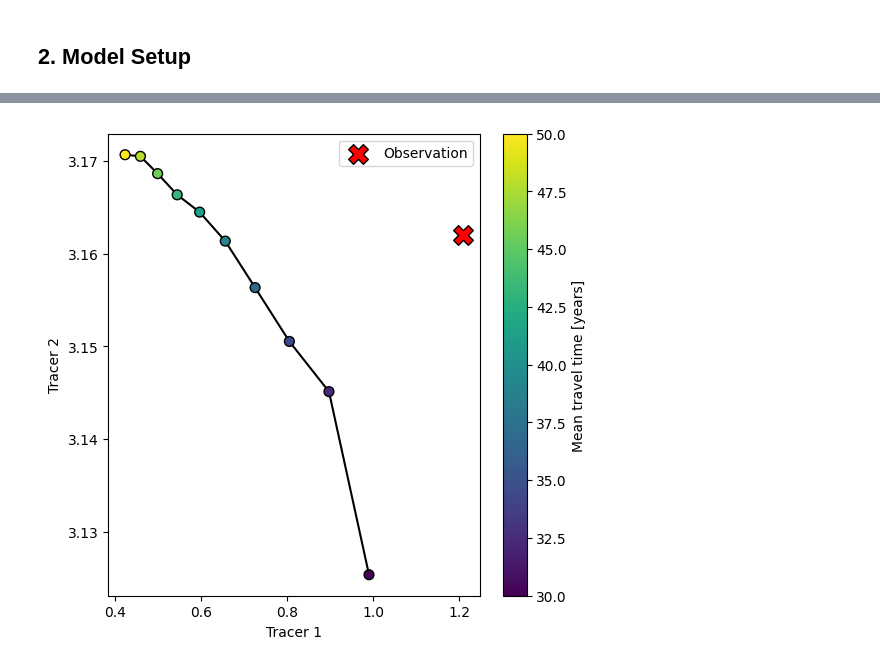
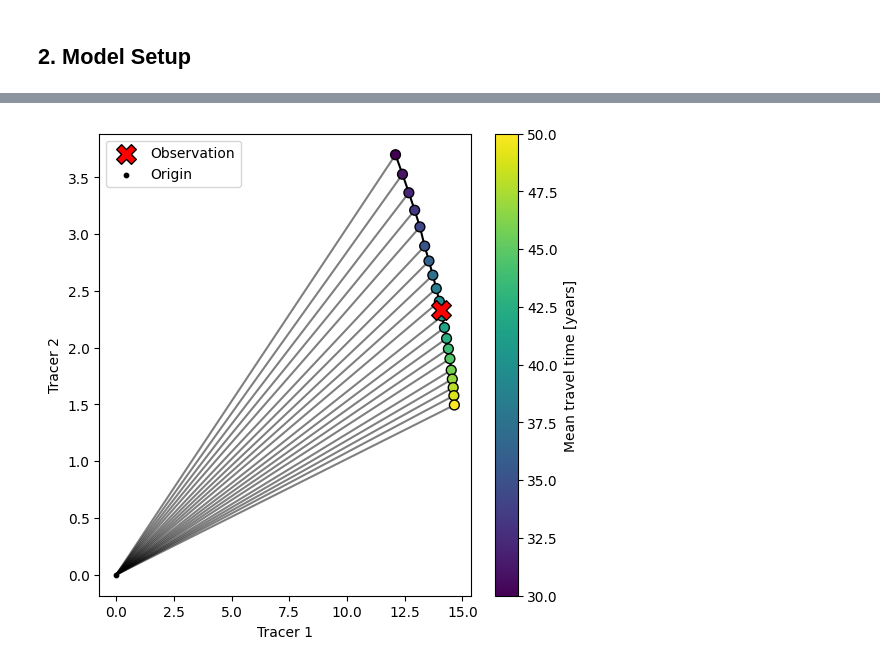
Before and after one commit to iGW-TU-Dresden/PyTracerLab, a Jupyter notebook: docs/examples/example_03.ipynb, the cells around one changed output, grey strips where cells are left out. Cells and saved outputs as stored; diff of their text form; code cells hidden in the pictures.

```diff
--- a/docs/examples/example_03.ipynb
+++ b/docs/examples/example_03.ipynb
@@ -118,10 +118,10 @@ plt.show()
 # %% [markdown]
 ## 2. Model Setup
 # %%
-t_half = 12.3 * 12.0
+t_half = 12.32 * 12.0 # tritium
 lambda_1 = np.log(2.0) / t_half
 
-t_half = 5700. * 12.0
+t_half = 10.73 * 12.0 # krypton 85
 lambda_2 = np.log(2.0) / t_half
 
 ### define model (we do not use the same structure / units as the true model)
@@ -131,7 +131,7 @@ m = ism.Model(
     lambda_=[lambda_1, lambda_2],
     input_series=input_series,
     target_series=obs_series,
-    steady_state_input=[3., 3.], # this is the true value
+    steady_state_input=[1., 0.], # this is the true value
     n_warmup_half_lives=10
 )
 
@@ -150,6 +164,6 @@ m.add_unit(
 # %%
 # Define range of mean travel times to consider
-mtt_range = np.linspace(12 * 30, 12 * 50, 10)
+mtt_range = np.linspace(12 * 30, 12 * 50, 20)
 
 # Create empty array of results
 results = np.zeros((2, len(mtt_range), len(input_series)))
@@ -166,35 +180,61 @@ fig, ax = plt.subplots(1, 1, figsize=(6, 6))
 # Get indices of time series that have observations
 obs_indices = np.arange(len(timestamps))[~np.isnan(obs_series).any(axis=1)]
 
-idx_select = 10
+idx_select = 4
 
+# plot the line connecting the points of different mean travel times
 ax.plot(
     results[0, :, obs_indices[idx_select]],
     results[1, :, obs_indices[idx_select]],
     c="black",
 )
+# plot the points of different mean travel times and color them by mean
+# travel time
 im = ax.scatter(
     results[0, :, obs_indices[idx_select]],
     results[1, :, obs_indices[idx_select]],
     c=mtt_range / 12.,
     edgecolor="k",
     s=50,
     zorder=10
 )
+# plot the observation
 ax.scatter(
     obs_series[obs_indices[idx_select], 0],
     obs_series[obs_indices[idx_select], 1],
     c="r",
     edgecolor="k",
     marker="X",
     zorder=10,
     s=200,
     label="Observation"
 )
+# plot the origin
+ax.scatter(
+    [0.],
+    [0.],
+    c="k",
+    edgecolor="k",
+    marker="o",
+    zorder=10,
+    s=10,
+    label="Origin"
+)
+
+# plot straight lines from the origin to the points representing the different
+# mean travel times
+for i, mtt in enumerate(mtt_range):
+    ax.plot(
+        [0., results[0, i, obs_indices[idx_select]]],
+        [0., results[1, i, obs_indices[idx_select]]],
+        c="k",
+        alpha=0.5
+    )
+
 plt.colorbar(im, ax=ax, label="Mean travel time [years]")
 ax.set_xlabel("Tracer 1")
 ax.set_ylabel("Tracer 2")
 ax.legend()
 plt.show()
 # %% [output]
-[figure, old version]
+[figure, new version]
```
Also changed, not shown: parts of 2 cells of this notebook, 3 other files.
